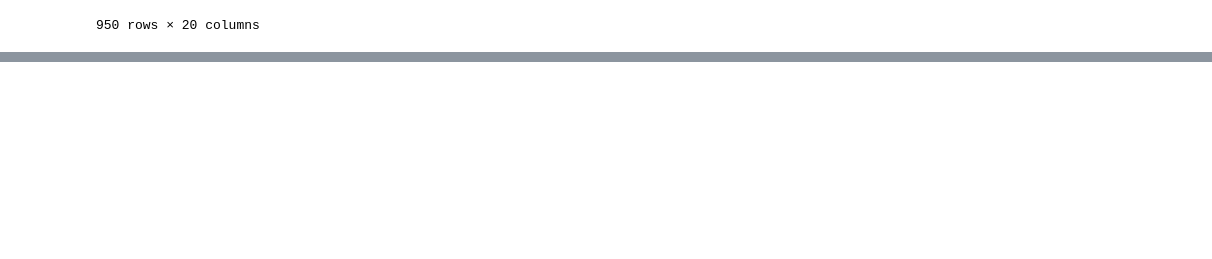
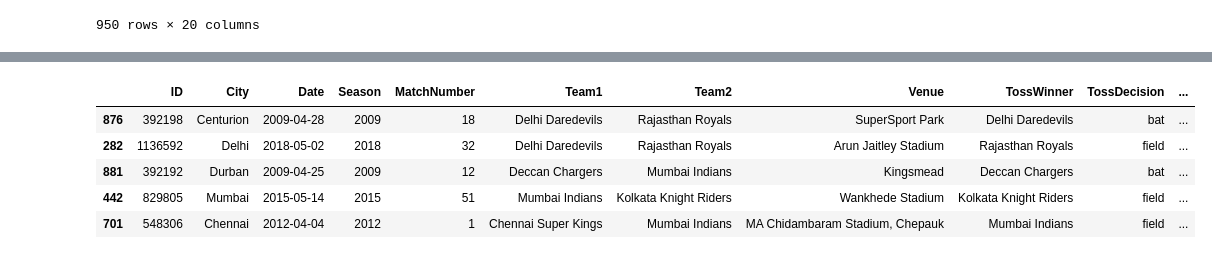
Before and after one commit to rabiuldiu30/Pandas-DataFrame, a Jupyter notebook: pandas_dataframe.ipynb, the cells around one changed output, grey strips where cells are left out. Saved outputs shown, nothing was run; the diff lists cells and outputs as text; code cells hidden in the pictures; blank space fills up the shorter version.

```diff
--- a/pandas_dataframe.ipynb
+++ b/pandas_dataframe.ipynb
@@ -38,7 +38,8 @@ print(students)
 3   80     50         2
 # %%
 # Using read_csv
-pd.read_csv('movies.csv')
+movies = pd.read_csv('movies.csv')
+movies
 # %% [output]
 |  | title_x | imdb_id | poster_path | wiki_link | title_y | original_title | is_adult | year_of_release | runtime | ... |
 | 0 | Uri: The Surgical Strike | tt8291224 | https://upload.wikimedia.org/wiki... | https://en.wikipedia.org/wiki/Uri... | Uri: The Surgical Strike | Uri: The Surgical Strike | 0 | 2019 | 138 | ... |
@@ -72,0 +161,11 @@ display(ipl)
+# %%
+# samples (randomly selected rows)
+movies.sample(5)
+ipl.sample(5)
+# %% [output]
+|  | ID | City | Date | Season | MatchNumber | Team1 | Team2 | Venue | TossWinner | TossDecision | ... |
+| 876 | 392198 | Centurion | 2009-04-28 | 2009 | 18 | Delhi Daredevils | Rajasthan Royals | SuperSport Park | Delhi Daredevils | bat | ... |
+| 282 | 1136592 | Delhi | 2018-05-02 | 2018 | 32 | Delhi Daredevils | Rajasthan Royals | Arun Jaitley Stadium | Rajasthan Royals | field | ... |
+| 881 | 392192 | Durban | 2009-04-25 | 2009 | 12 | Deccan Chargers | Mumbai Indians | Kingsmead | Deccan Chargers | bat | ... |
+| 442 | 829805 | Mumbai | 2015-05-14 | 2015 | 51 | Mumbai Indians | Kolkata Knight Riders | Wankhede Stadium | Kolkata Knight Riders | field | ... |
+| 701 | 548306 | Chennai | 2012-04-04 | 2012 | 1 | Chennai Super Kings | Mumbai Indians | MA Chidambaram Stadium, Chepauk | Mumbai Indians | field | ... |
```
Also changed, not shown: parts of 8 cells of this notebook.
